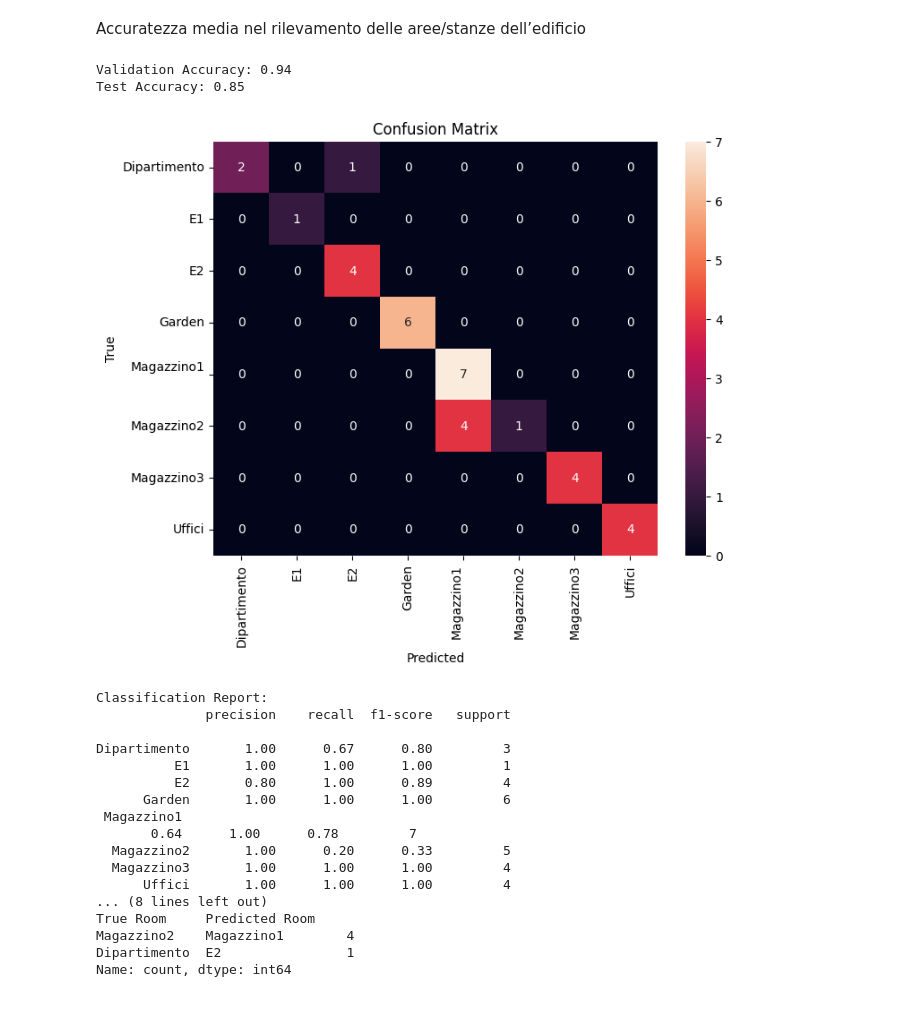
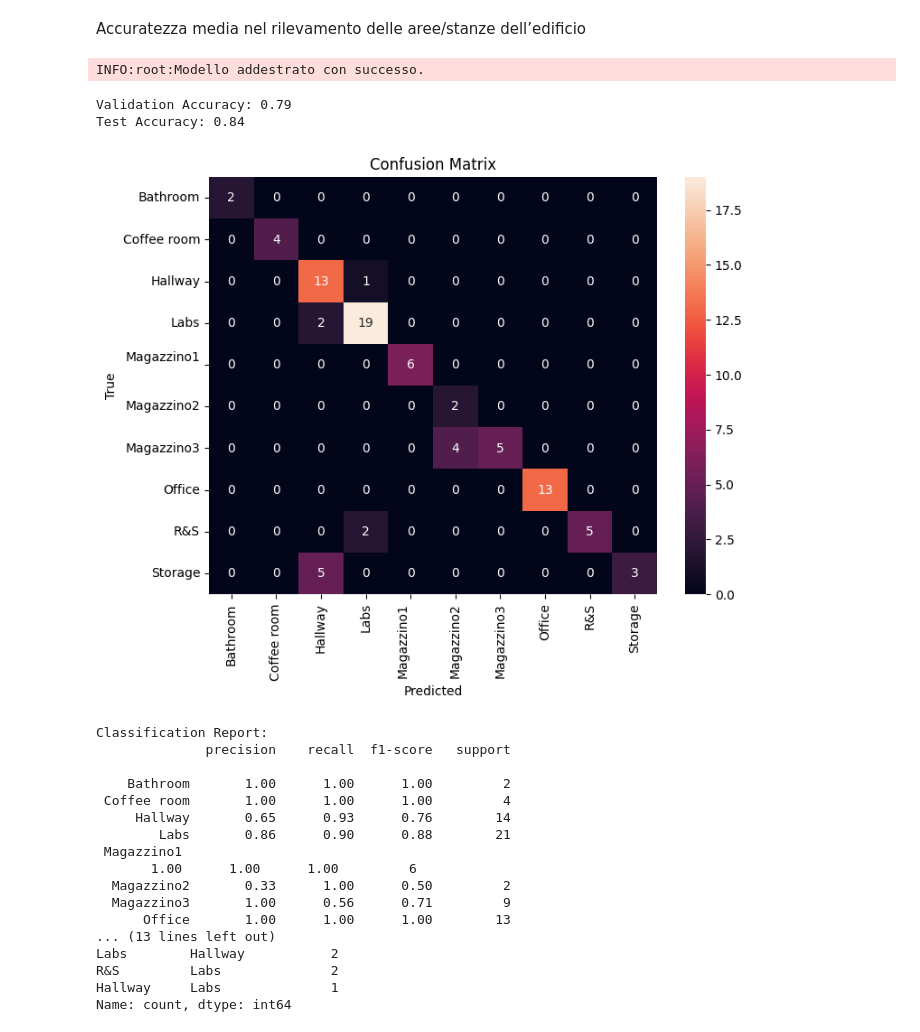
Before and after one commit to ariarru/Goose-Authorization, a Jupyter notebook: Analisi/stanze.ipynb, the cells around one changed output. Drawn from its saved outputs; the diff is of its cells as text; code cells hidden in the pictures.

```diff
--- a/Analisi/stanze.ipynb
+++ b/Analisi/stanze.ipynb
@@ -13,18 +9,24 @@ def load_data(file_path):
     df.fillna(0, inplace=True)  # Gestisci i valori mancanti
     return df
 # %%
-# Prepara i dati per il modello
+from sklearn.preprocessing import LabelEncoder
+
+# Prepara i dati per l'addestramento
 def prepare_data(df):
+    df.fillna(0, inplace=True)
     le = LabelEncoder()
-    df['room'] = le.fit_transform(df['room'])  # Codifica le stanze con numeri interi
-    X = df.drop(columns=['room'])  # Caratteristiche (RSSI degli AP)
-    y = df['room']  # Target (stanze)
+    df['room'] = le.fit_transform(df['room'])  # Codifica i nomi delle stanze in numeri
+
+    X = df.drop(columns=['room'])  # Features
+    y = df['room']  # Etichette
     return X, y, le
 # %%
 from sklearn.ensemble import RandomForestClassifier
+from sklearn.model_selection import train_test_split
 
+# Addestra il modello Random Forest
 def train_model(X_train, y_train):
-    model = RandomForestClassifier(n_estimators=100, random_state=42)
+    model = RandomForestClassifier(n_estimators=100, random_state=42,)
     model.fit(X_train, y_train)
     return model
 # %%
@@ -86,7 +82,7 @@ import logging
 
 logging.basicConfig(level=logging.INFO)
 
-def log_model_training(model):
+def log_model_training():
     try:
         logging.info("Modello addestrato con successo.")
     except Exception as e:
@@ -99,47 +95,55 @@ def log_predictions(y_test, y_pred):
     except Exception as e:
         logging.error(f"Errore durante la valutazione delle predizioni: {e}")
 # %%
-file_path = r"..\backend\wifi_data_with_rooms.csv"  # Sostituisci con il percorso corretto del file
+from sklearn.model_selection import train_test_split
+import joblib
+
+file_path = r"..\backend\ssid_wifi_data_with_rooms.csv"
+
+# Caricamento e preparazione dati
 df = load_data(file_path)
 X, y_encoded, le = prepare_data(df)
 
+# Split del dataset
 X_train, X_temp, y_train, y_temp = train_test_split(X, y_encoded, test_size=0.3, random_state=42)
 X_val, X_test, y_val, y_test = train_test_split(X_temp, y_temp, test_size=0.5, random_state=42)
 
+# Addestramento del modello
 model = train_model(X_train, y_train)
+log_model_training()
 
-# Valuta sui set di validazione e test
+# Valutazione
 val_accuracy = model.score(X_val, y_val)
 test_accuracy = model.score(X_test, y_test)
 
 print(f"Validation Accuracy: {val_accuracy:.2f}")
 print(f"Test Accuracy: {test_accuracy:.2f}")
 
+# Predizione e analisi
 y_pred = model.predict(X_test)
-
 accuracy = evaluate_predictions(y_test, y_pred, le)
 print(f"Accuratezza media nel rilevamento delle stanze: {accuracy:.2f}")
 
-# Analisi delle stanze difficili
 analyze_difficult_rooms(y_test, y_pred, le)
 # %% [output]
-Validation Accuracy: 0.94
-Test Accuracy: 0.85
+INFO:root:Modello addestrato con successo.
+Validation Accuracy: 0.79
+Test Accuracy: 0.84
-[figure, old version]
+[figure, new version]
-Classification Report:
-              precision    recall  f1-score   support
-
-Dipartimento       1.00      0.67      0.80         3
-          E1       1.00      1.00      1.00         1
-          E2       0.80      1.00      0.89         4
-      Garden       1.00      1.00      1.00         6
- Magazzino1
-       0.64      1.00      0.78         7
-  Magazzino2       1.00      0.20      0.33         5
-  Magazzino3       1.00      1.00      1.00         4
-      Uffici       1.00      1.00      1.00         4
-... (8 lines left out)
-True Room     Predicted Room
-Magazzino2    Magazzino1        4
-Dipartimento  E2                1
-Name: count, dtype: int64
+Classification Report:
+              precision    recall  f1-score   support
+
+    Bathroom       1.00      1.00      1.00         2
+ Coffee room       1.00      1.00      1.00         4
+     Hallway       0.65      0.93      0.76        14
+        Labs       0.86      0.90      0.88        21
+ Magazzino1
+       1.00      1.00      1.00         6
+  Magazzino2       0.33      1.00      0.50         2
+  Magazzino3       1.00      0.56      0.71         9
+      Office       1.00      1.00      1.00        13
+... (13 lines left out)
+Labs        Hallway           2
+R&S         Labs              2
+Hallway     Labs              1
+Name: count, dtype: int64
```
Also changed, not shown: parts of 2 cells of this notebook, 3 other files.
